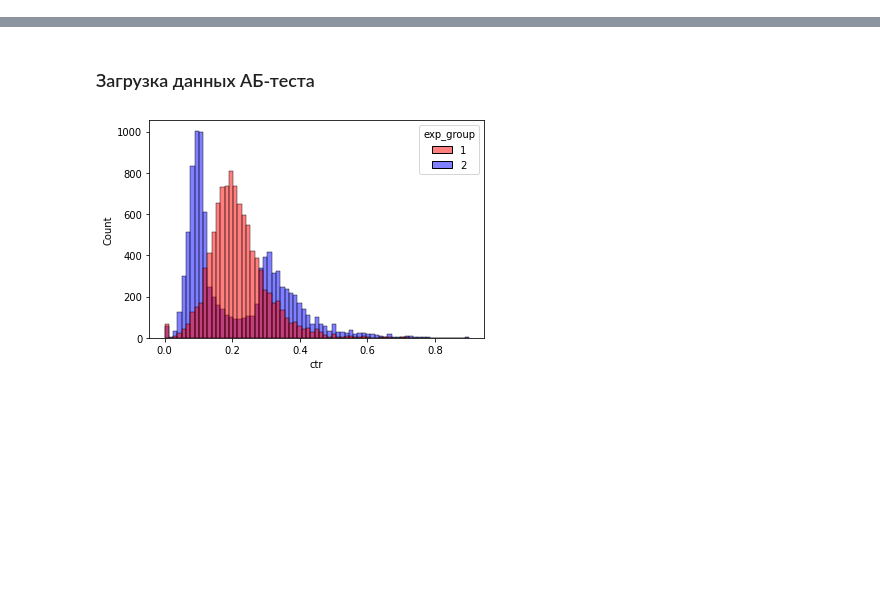
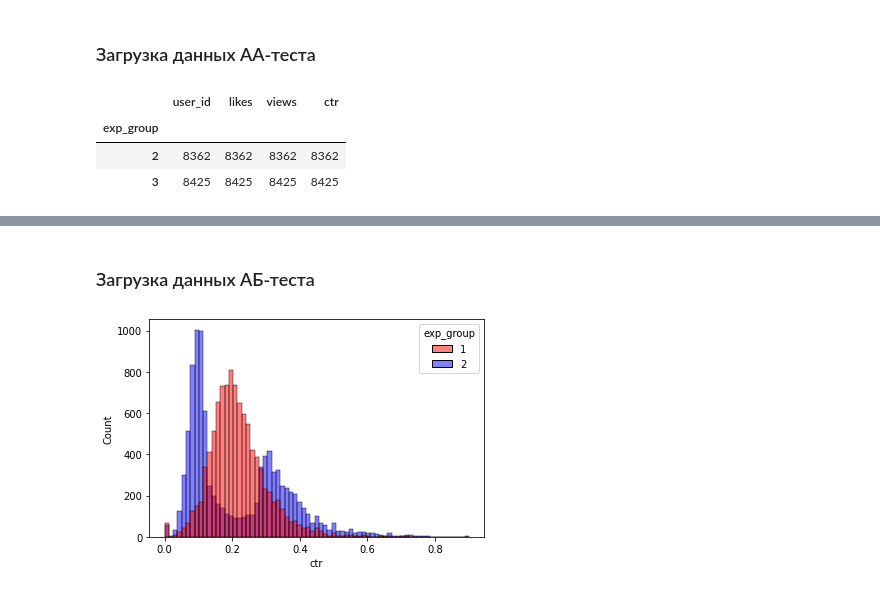
Before and after one commit to v-makarov-code/AB-testing-new-recommendation-alg, a Jupyter notebook: AB-testing-proj.ipynb, the cells around one changed output, grey strips where cells are left out. Saved outputs shown, nothing was run; the diff lists cells and outputs as text; code cells hidden in the pictures; blank space fills up the shorter version.

```diff
--- a/AB-testing-proj.ipynb
+++ b/AB-testing-proj.ipynb
@@ -8,0 +11,29 @@ import scipy.stats as st
+# %% [markdown]
+### Загрузка данных АА-теста
+# %%
+connection = {'host': 'https://clickhouse.lab.karpov.courses',
+'database':'simulator_20250520',
+'user':'student',
+'password':'dpo_python_2020'
+}
+## АА-тест
+q = """
+SELECT exp_group,
+       user_id,
+       sum(action = 'like') as likes,
+       sum(action = 'view') as views,
+       likes/views as ctr
+FROM   {db}.feed_actions
+WHERE toDate(time) between '2025-04-25' and '2025-05-01'
+      and exp_group in (2,3)
+GROUP BY exp_group, user_id
+"""
+
+df = ph.read_clickhouse(q, connection=connection)
+
+df.groupby('exp_group').count()
+# %% [output]
+|  | user_id | likes | views | ctr |
+| exp_group |  |  |  |  |
+| 2 | 8362 | 8362 | 8362 | 8362 |
+| 3 | 8425 | 8425 | 8425 | 8425 |
```
Also changed, not shown: parts of 6 cells of this notebook.
